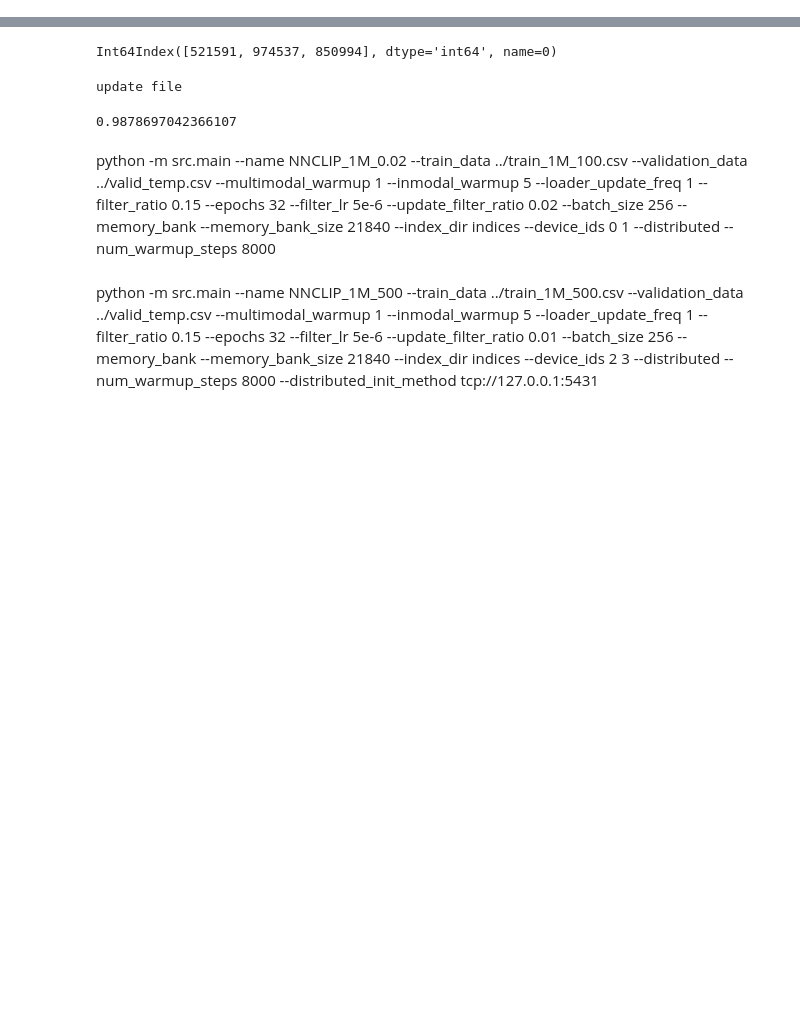
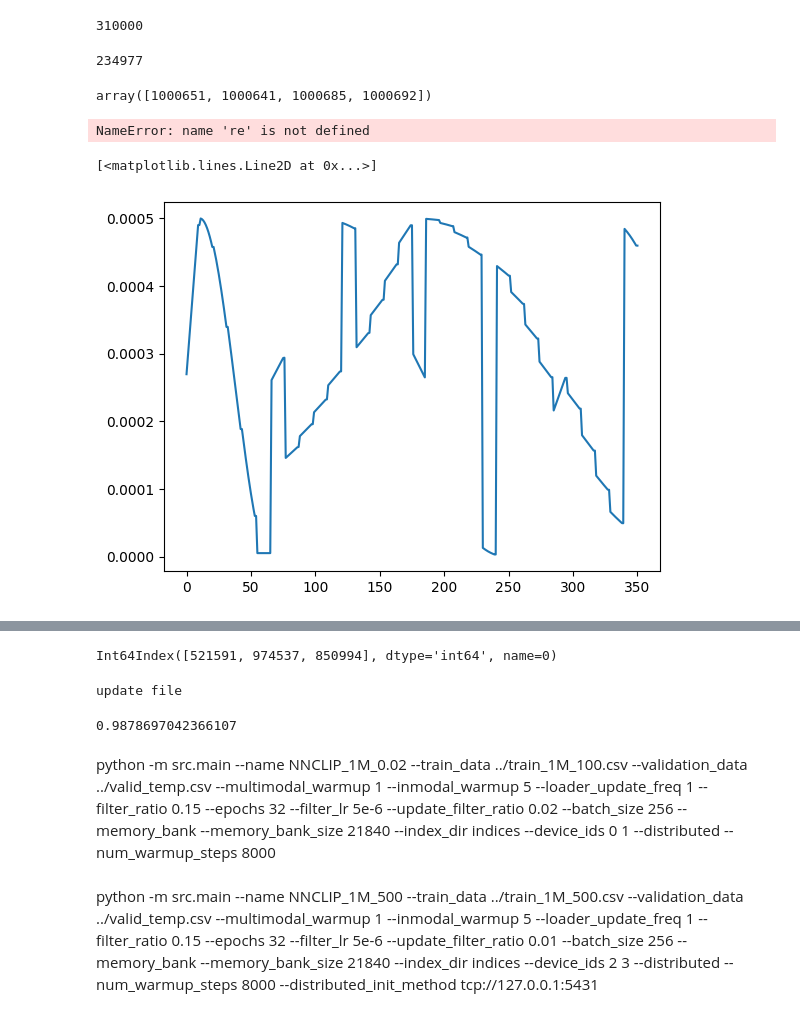
Before and after one commit to HangerYang/RoCLIP, a Jupyter notebook: CyCLIP/evaluation.ipynb, the cells around one changed output, grey strips where cells are left out. Cells and saved outputs as stored; diff of their text form; code cells hidden in the pictures; blank space fills up the shorter version.

Commit message:
update on intersection

```diff
--- a/CyCLIP/evaluation.ipynb
+++ b/CyCLIP/evaluation.ipynb
@@ -4,6 +5,6 @@ import matplotlib.pyplot as plt
 # %%
-dataset = "imagenet30"
-model_name = "NNCLIP_100K_NN_CROSS_s_step"
+dataset = "imagenet500"
+model_name = "NNCLIP_1M_500"
 begin_epoch = 1
 end_epoch = 70
 total_poison = []
@@ -28,0 +43,23 @@ cleanse = np.arange(5.5, 32, 5)
+# %%
+dataset = "imagenet100"
+model_name = "NNCLIP_1M"
+begin_epoch = 1
+end_epoch = 33
+total_poison = []
+for i in range(begin_epoch, end_epoch):
+    path = "template/{}_{}_{}_0.npz".format(model_name, dataset, str(i))
+    while True:
+        try:
+            np.load(path)
+            a = np.load(path)
+            total_poison.append(a['arr_0'])
+            # print("-------------------------------")
+            # print("model name: " + model_name)
+            print("epoch: " + str(i))
+            print("psr: " + str(a['arr_0']))
+            print("poison class: " +str(a['arr_3']))
+            print("poison cosine similarity: " + str(a['arr_4']))
+            print("top three cosine similarity: " + str(a['arr_5']))
+            break
+        except:
+            break
@@ -137,3 +209,9 @@ def plot_poison_distribution(file_path, poison_category='full', filter_ratios=[0
 # %%
 for i in range(7,64,1):
     plot_poison_distribution("indices/NNCLIP_100K_NN_CROSS_s_step_update{}.tsv".format(i))
+# %%
+def intersection(a, b):
+    return list(set(a) & set(b))
+
+def diff(a,b):
+    return list(set(a) - set(b))
@@ -140,5 +327,17 @@ for i in range(7,64,1):
+# %%
+len(np.concatenate(explore))
+# %% [output]
+310000
+# %%
+len(set(np.concatenate(explore)))
+# %% [output]
+234977
+# %%
+a
+# %% [output]
+array([1000651, 1000641, 1000685, 1000692])
 # %%
-file1 = open('logs/trial_1M_aug/output.log', 'r')
+file1 = open('logs/NNCLIP_1M_0.02/output.log', 'r')
 Lines = file1.readlines()
 
 
@@ -149,8 +348,8 @@ cross_modal = True
 # Strips the newline character
 for line in Lines:
     a = re.search("Learning Rate:", line)
-    b = re.search("Cross-modal training", line)
-    c = re.search("In-modal training", line)
+    b = re.search("Multimodal", line)
+    c = re.search("Inmodal", line)
     if b:
         cross_modal = True
     if c:
@@ -161,5 +360,12 @@ for line in Lines:
         # print(line)
         # print(cross_modal)
         learn_rate_inmodal.append(float(line.strip()[-11:]))
+# %% [output]
+NameError: name 're' is not defined
+# %%
+plt.plot(learn_rate_crossmodal)
+# %% [output]
+[<matplotlib.lines.Line2D at 0x...>]
+[figure, added]
 # %%
 import re
```
Also changed, not shown: parts of 25 cells of this notebook, 6 other files.
